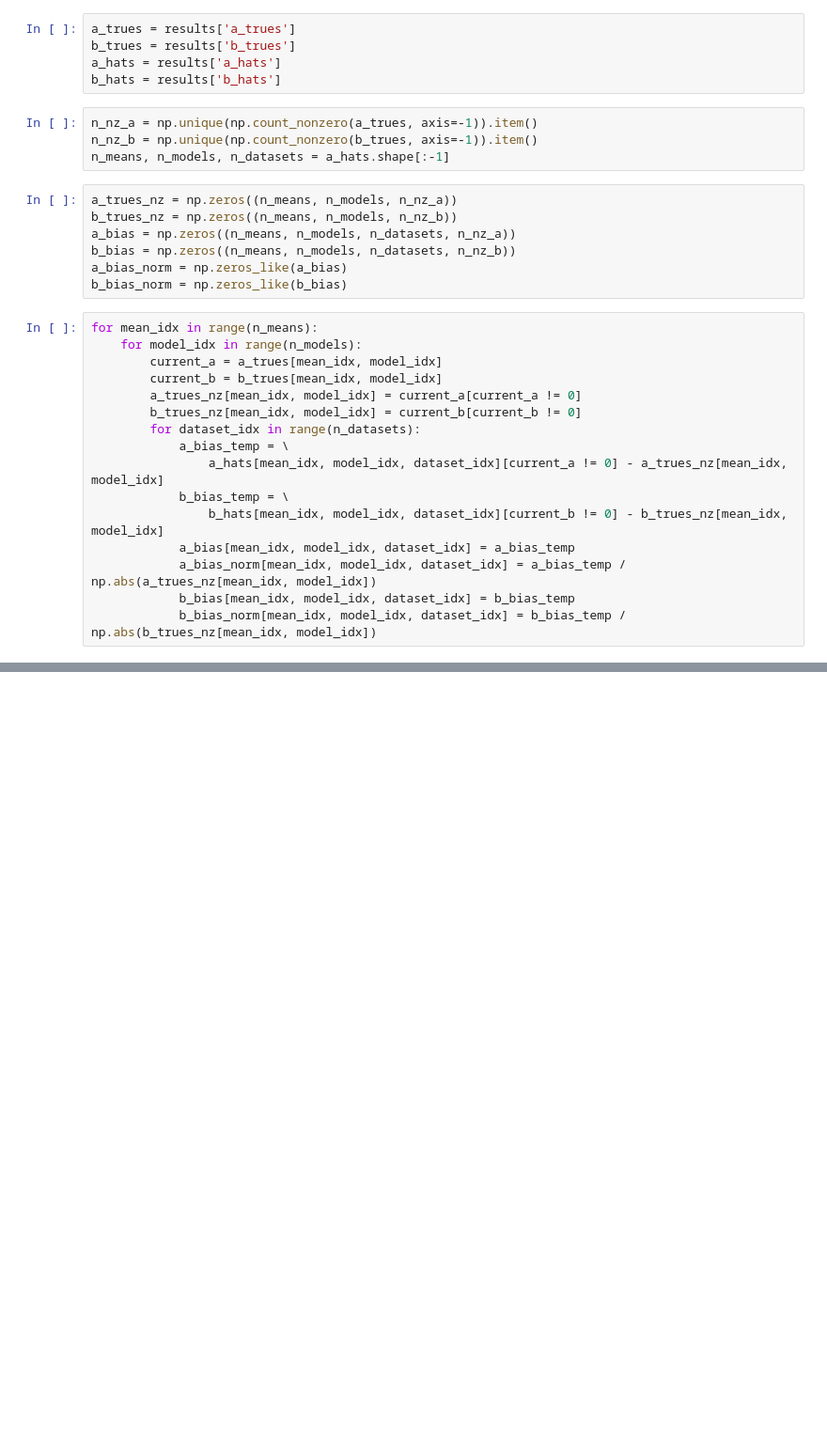
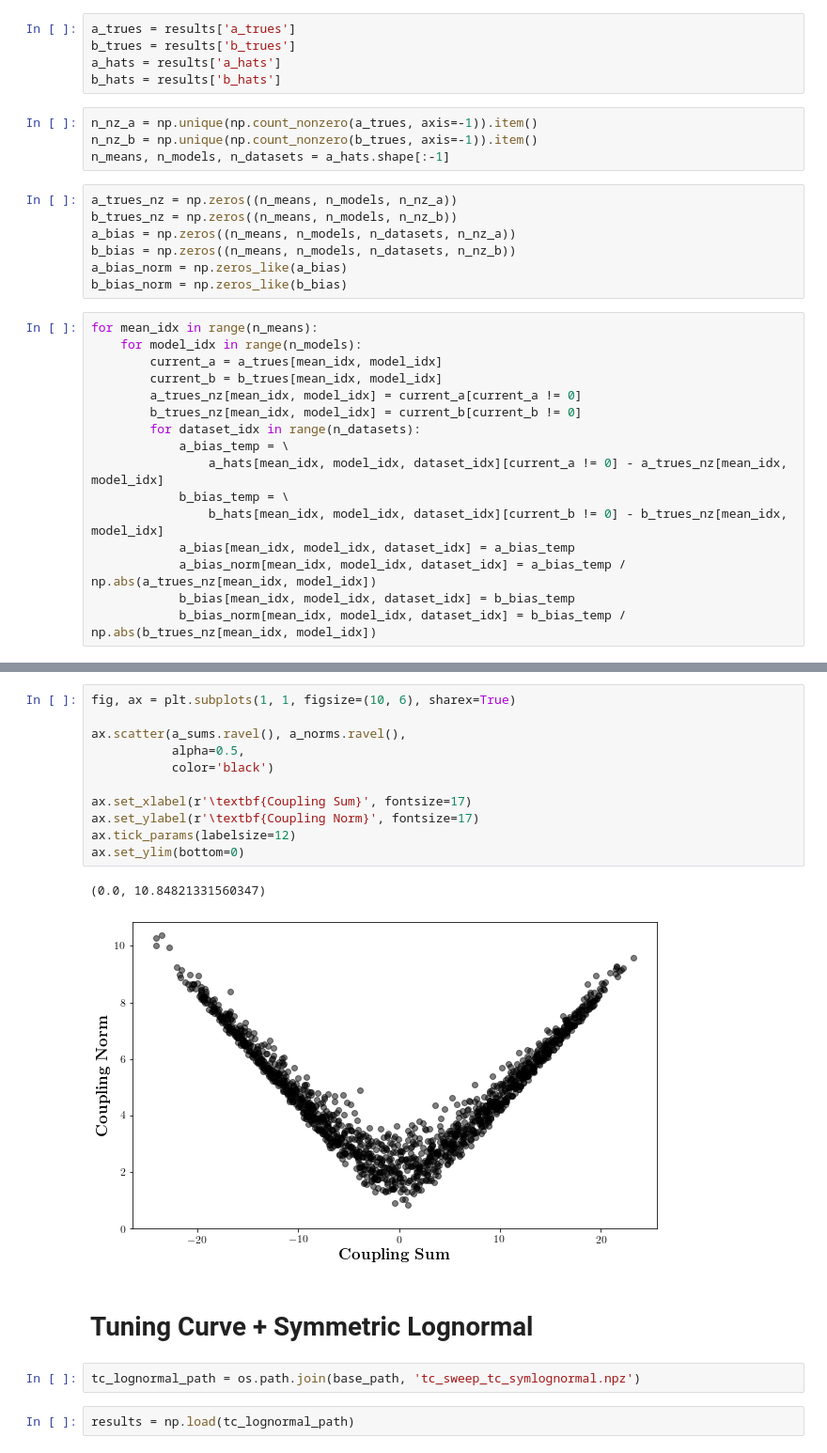
Before and after one commit to BouchardLab/neurobiases, a Jupyter notebook: notebooks/analyze_tc_experiment.ipynb, the cells around one changed output, grey strips where cells are left out. Shown at 94% size. Drawn from its saved outputs; the diff is of its cells as text; blank space fills up the shorter version.

```diff
--- a/notebooks/analyze_tc_experiment.ipynb
+++ b/notebooks/analyze_tc_experiment.ipynb
@@ -117,0 +127,20 @@ plt.tight_layout()
+# %%
+fig, ax = plt.subplots(1, 1, figsize=(10, 6), sharex=True)
+
+ax.scatter(a_sums.ravel(), a_norms.ravel(),
+           alpha=0.5,
+           color='black')
+
+ax.set_xlabel(r'\textbf{Coupling Sum}', fontsize=17)
+ax.set_ylabel(r'\textbf{Coupling Norm}', fontsize=17)
+ax.tick_params(labelsize=12)
+ax.set_ylim(bottom=0)
+# %% [output]
+(0.0, 10.84821331560347)
+[figure, added]
+# %% [markdown]
+# Tuning Curve + Symmetric Lognormal
+# %%
+tc_lognormal_path = os.path.join(base_path, 'tc_sweep_tc_symlognormal.npz')
+# %%
+results = np.load(tc_lognormal_path)
```
Also changed, not shown: parts of 25 cells of this notebook.
